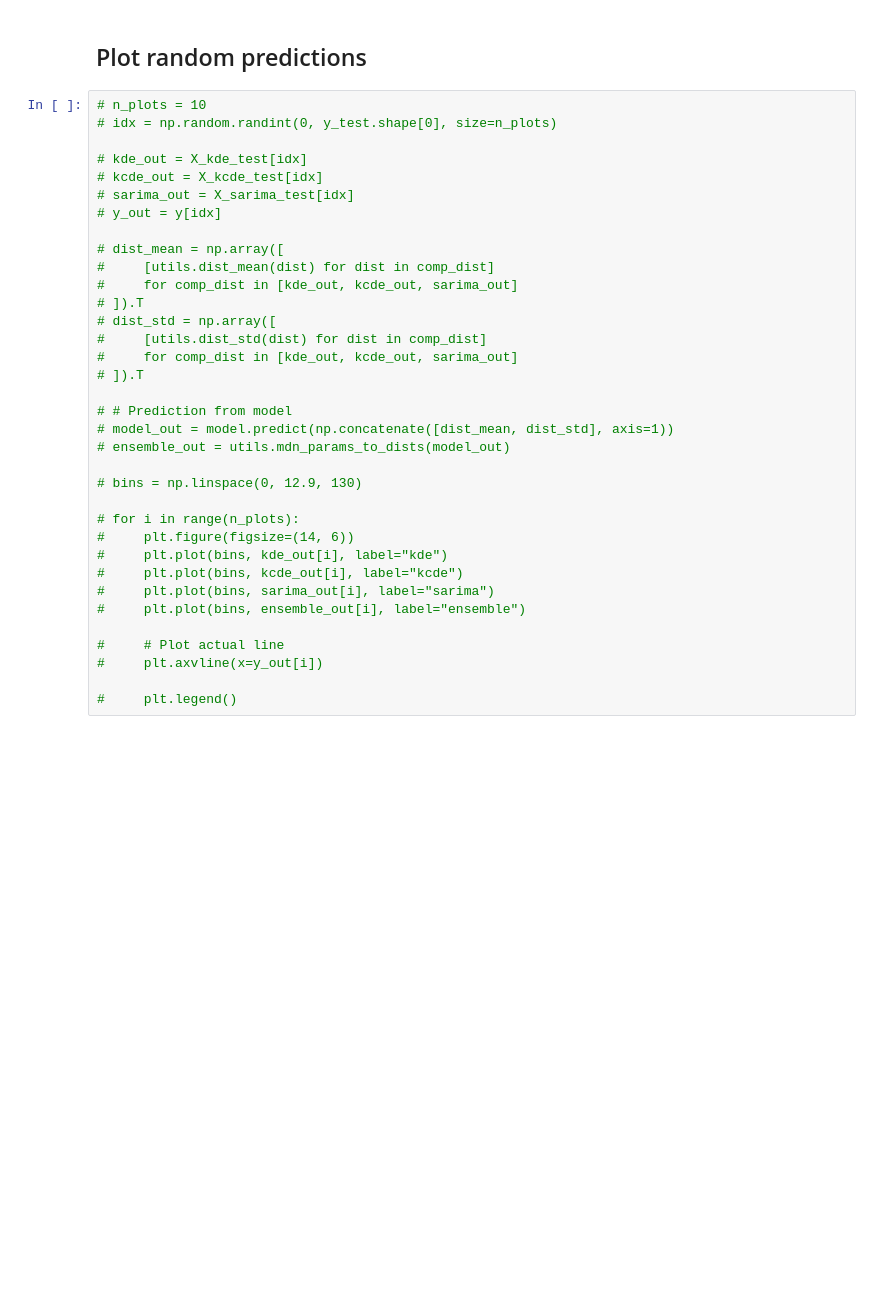
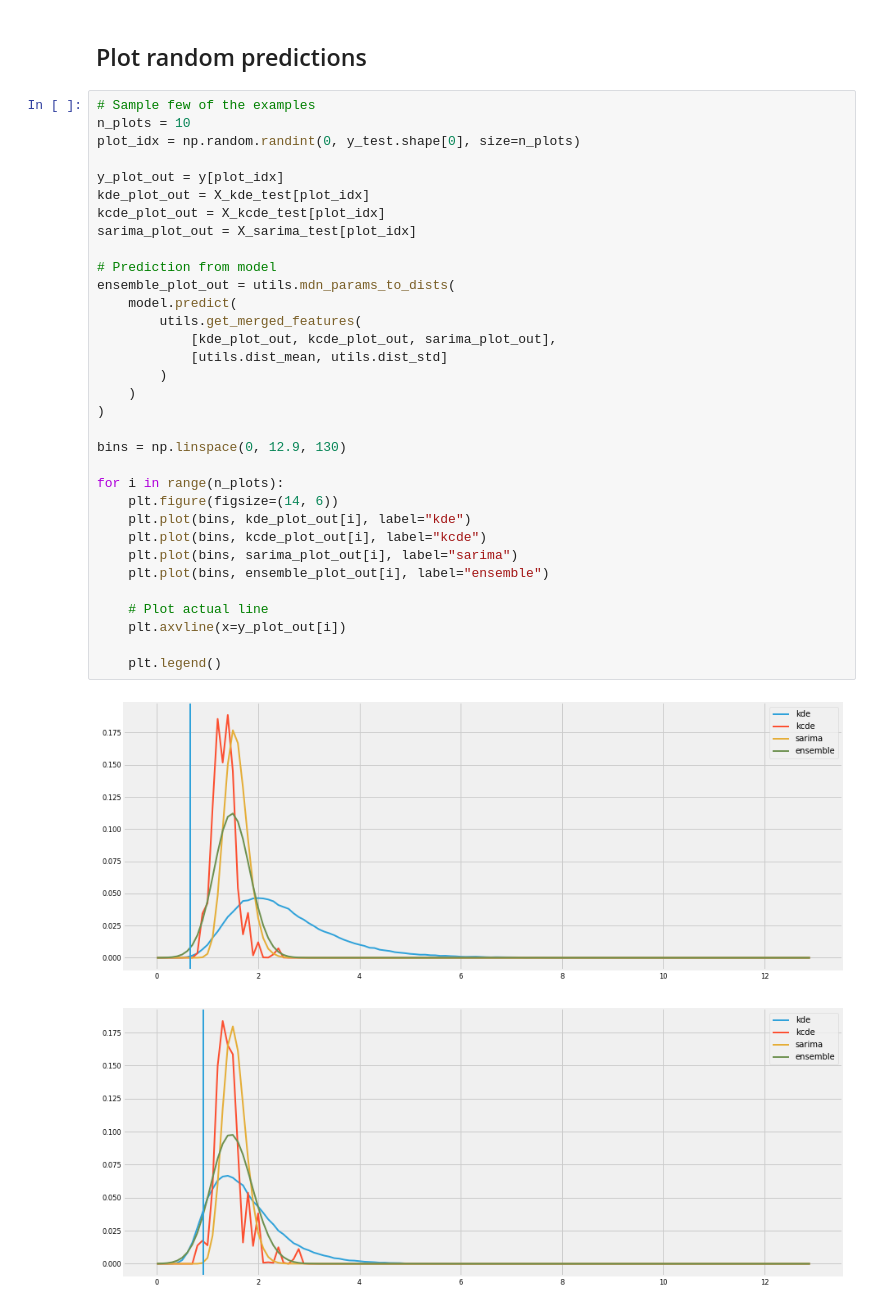
Before and after one commit to reichlab/neural-stack, a Jupyter notebook: notebooks/1.0-mixture-density-network.ipynb, the cells around one changed output. Cells and saved outputs as stored; diff of their text form; blank space fills up the shorter version.

Commit message:
Use merge function everywhere

```diff
--- a/notebooks/1.0-mixture-density-network.ipynb
+++ b/notebooks/1.0-mixture-density-network.ipynb
@@ -136,37 +140,38 @@ ensemble: 2.74724302588436
 # %% [markdown]
 ## Plot random predictions
 # %%
-# n_plots = 10
-# idx = np.random.randint(0, y_test.shape[0], size=n_plots)
+# Sample few of the examples
+n_plots = 10
+plot_idx = np.random.randint(0, y_test.shape[0], size=n_plots)
 
-# kde_out = X_kde_test[idx]
-# kcde_out = X_kcde_test[idx]
-# sarima_out = X_sarima_test[idx]
-# y_out = y[idx]
+y_plot_out = y[plot_idx]
+kde_plot_out = X_kde_test[plot_idx]
+kcde_plot_out = X_kcde_test[plot_idx]
+sarima_plot_out = X_sarima_test[plot_idx]
 
-# dist_mean = np.array([
-#     [utils.dist_mean(dist) for dist in comp_dist]
-#     for comp_dist in [kde_out, kcde_out, sarima_out]
-# ]).T
-# dist_std = np.array([
-#     [utils.dist_std(dist) for dist in comp_dist]
-#     for comp_dist in [kde_out, kcde_out, sarima_out]
-# ]).T
+# Prediction from model
+ensemble_plot_out = utils.mdn_params_to_dists(
+    model.predict(
+        utils.get_merged_features(
+            [kde_plot_out, kcde_plot_out, sarima_plot_out],
+            [utils.dist_mean, utils.dist_std]
+        )
+    )
+)
 
-# # Prediction from model
-# model_out = model.predict(np.concatenate([dist_mean, dist_std], axis=1))
-# ensemble_out = utils.mdn_params_to_dists(model_out)
+bins = np.linspace(0, 12.9, 130)
 
-# bins = np.linspace(0, 12.9, 130)
+for i in range(n_plots):
+    plt.figure(figsize=(14, 6))
+    plt.plot(bins, kde_plot_out[i], label="kde")
+    plt.plot(bins, kcde_plot_out[i], label="kcde")
+    plt.plot(bins, sarima_plot_out[i], label="sarima")
+    plt.plot(bins, ensemble_plot_out[i], label="ensemble")
 
-# for i in range(n_plots):
-#     plt.figure(figsize=(14, 6))
-#     plt.plot(bins, kde_out[i], label="kde")
-#     plt.plot(bins, kcde_out[i], label="kcde")
-#     plt.plot(bins, sarima_out[i], label="sarima")
-#     plt.plot(bins, ensemble_out[i], label="ensemble")
+    # Plot actual line
+    plt.axvline(x=y_plot_out[i])
 
-#     # Plot actual line
-#     plt.axvline(x=y_out[i])
-
-#     plt.legend()
+    plt.legend()
+# %% [output]
+[figure, added]
+[figure, added]
```
Also changed, not shown: parts of 5 cells of this notebook.
